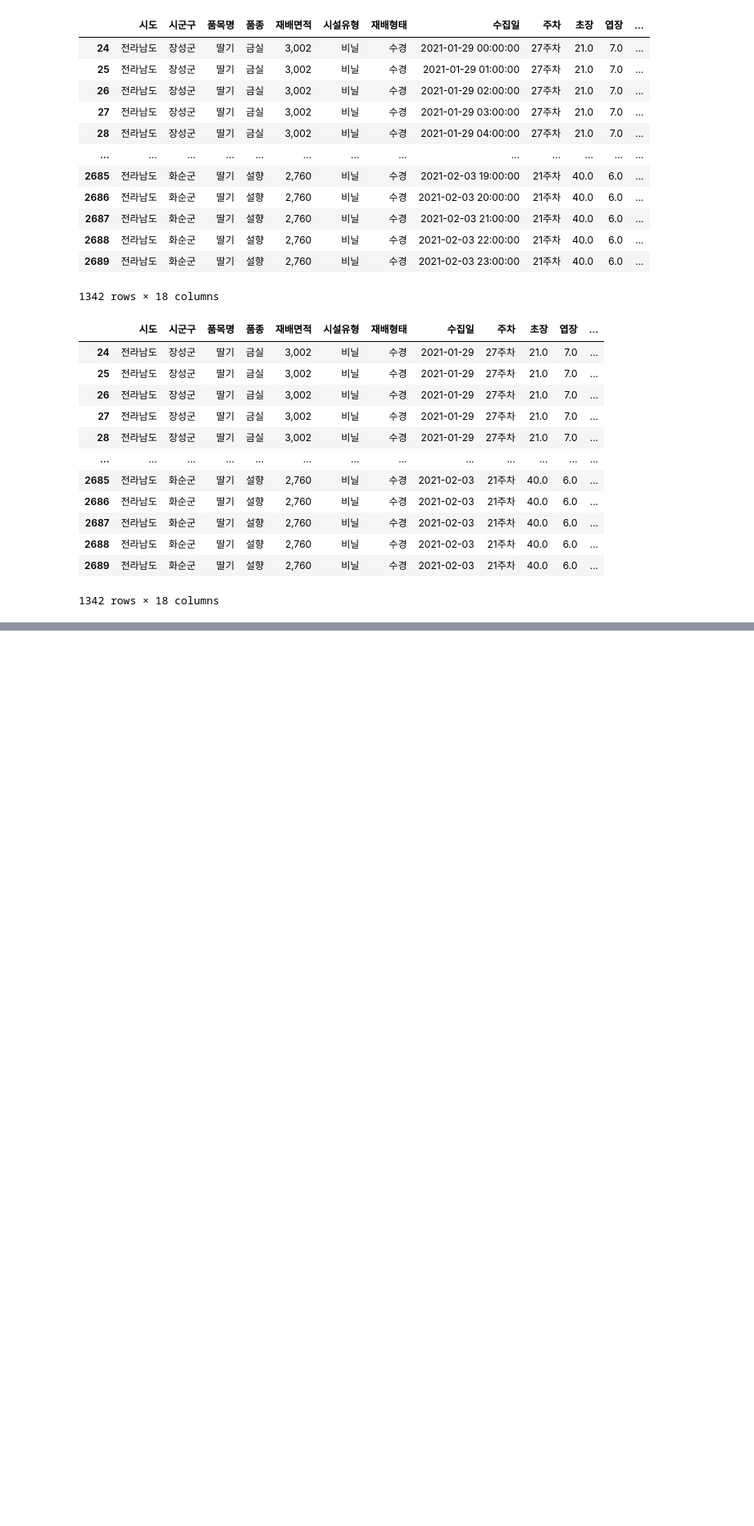
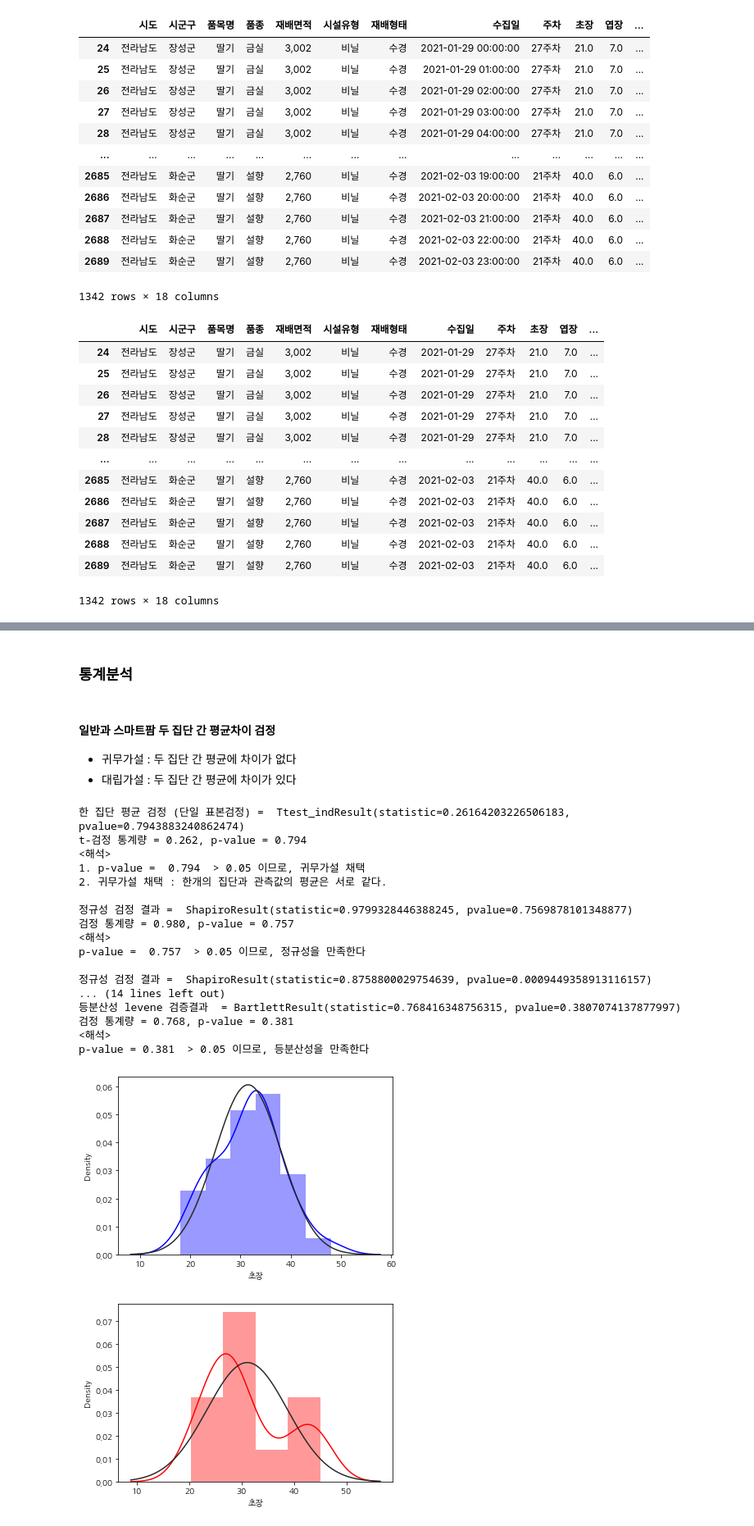
Before and after one commit to JIDONGJU/StudyPython22, a Jupyter notebook: 220614~/mini_project2/데이터수집.ipynb, the cells around one changed output, grey strips where cells are left out. Shown at 82% size. Drawn from its saved outputs; the diff is of its cells as text; code cells hidden in the pictures; blank space fills up the shorter version.

```diff
--- a/220614~/mini_project2/데이터수집.ipynb
+++ b/220614~/mini_project2/데이터수집.ipynb
@@ -487,0 +333,4 @@ total.groupby(total['수집일']).mean()
+# %%
+# test = test.reset_index()
+test = test.drop(['index'], axis=1)
+test
@@ -487,0 +373,3 @@ total.groupby(total['수집일']).mean()
+# %%
+normal = df_temp
+normal
@@ -487,0 +394,3 @@ total.groupby(total['수집일']).mean()
+# %%
+normal = normal.loc[:34]
+normal
@@ -487,0 +415,5 @@ total.groupby(total['수집일']).mean()
+# %%
+print(test.info())
+print()
+normal = normal.astype(float)
+print(normal.info())
@@ -487,0 +438,2 @@ total.groupby(total['수집일']).mean()
+# %% [markdown]
+### 통계분석
@@ -487,0 +525,31 @@ total.groupby(total['수집일']).mean()
+# %% [markdown]
+#### 일반과 스마트팜 두 집단 간 평균차이 검정
+- 귀무가설 : 두 집단 간 평균에 차이가 없다
+- 대립가설 : 두 집단 간 평균에 차이가 있다
+# %%
+two_stats(test['초장'], normal['초장'])
+# stats.norm : 정규 분포 표시
+sns.distplot(test['초장'], fit=stats.norm, color='blue')
+plt.show()
+sns.distplot(normal['초장'], fit=stats.norm, color='red')
+plt.show()
+# %% [output]
+한 집단 평균 검정 (단일 표본검정) =  Ttest_indResult(statistic=0.26164203226506183, pvalue=0.7943883240862474)
+t-검정 통계량 = 0.262, p-value = 0.794
+<해석>
+1. p-value =  0.794  > 0.05 이므로, 귀무가설 채택
+2. 귀무가설 채택 : 한개의 집단과 관측값의 평균은 서로 같다.
+
+정규성 검정 결과 =  ShapiroResult(statistic=0.9799328446388245, pvalue=0.7569878101348877)
+검정 통계량 = 0.980, p-value = 0.757
+<해석>
+p-value =  0.757  > 0.05 이므로, 정규성을 만족한다
+
+정규성 검정 결과 =  ShapiroResult(statistic=0.8758800029754639, pvalue=0.0009449358913116157)
+... (14 lines left out)
+등분산성 levene 검증결과  = BartlettResult(statistic=0.768416348756315, pvalue=0.3807074137877997)
+검정 통계량 = 0.768, p-value = 0.381
+<해석>
+p-value = 0.381  > 0.05 이므로, 등분산성을 만족한다
+[figure, added]
+[figure, added]
```
Also changed, not shown: parts of 31 cells of this notebook.
